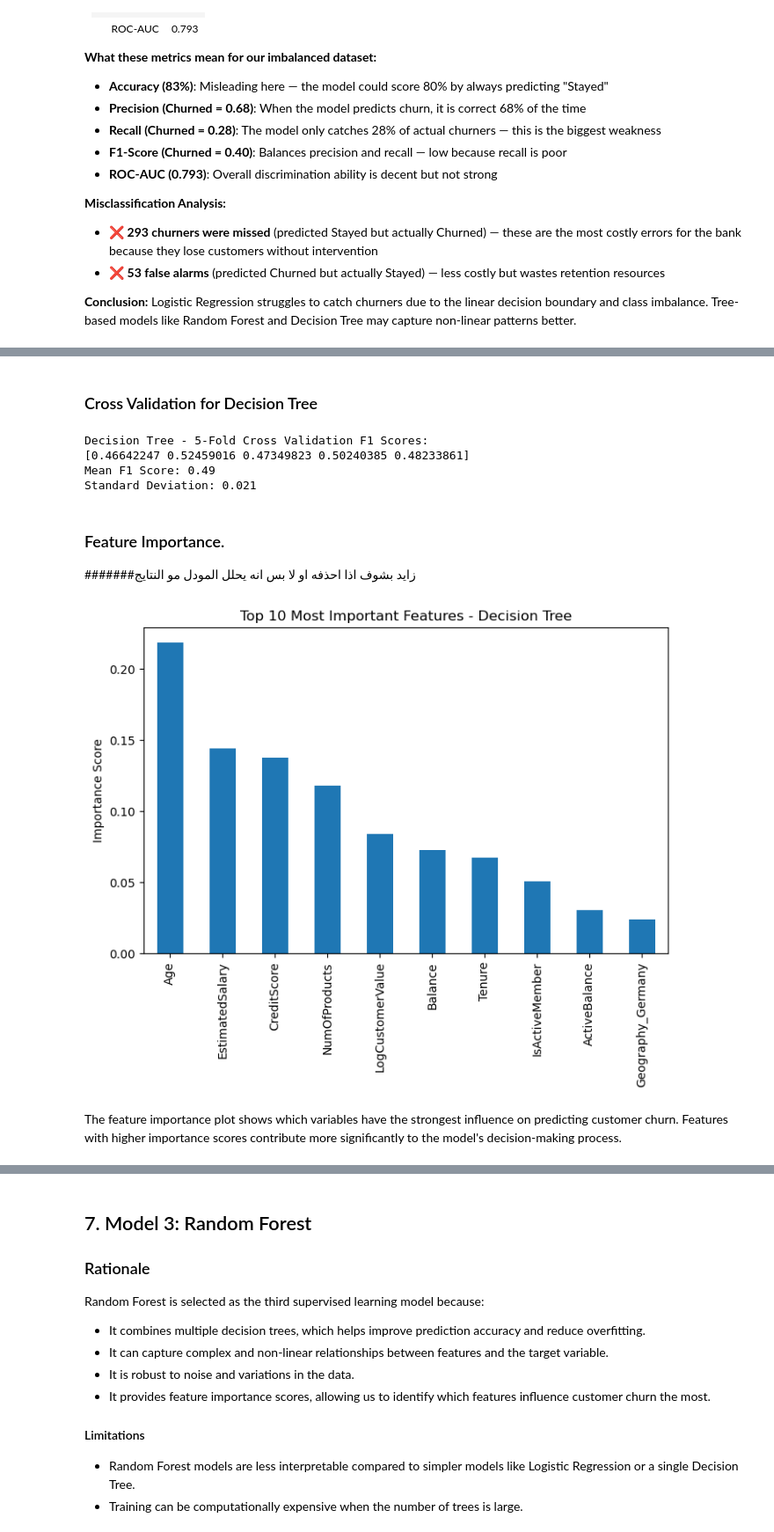
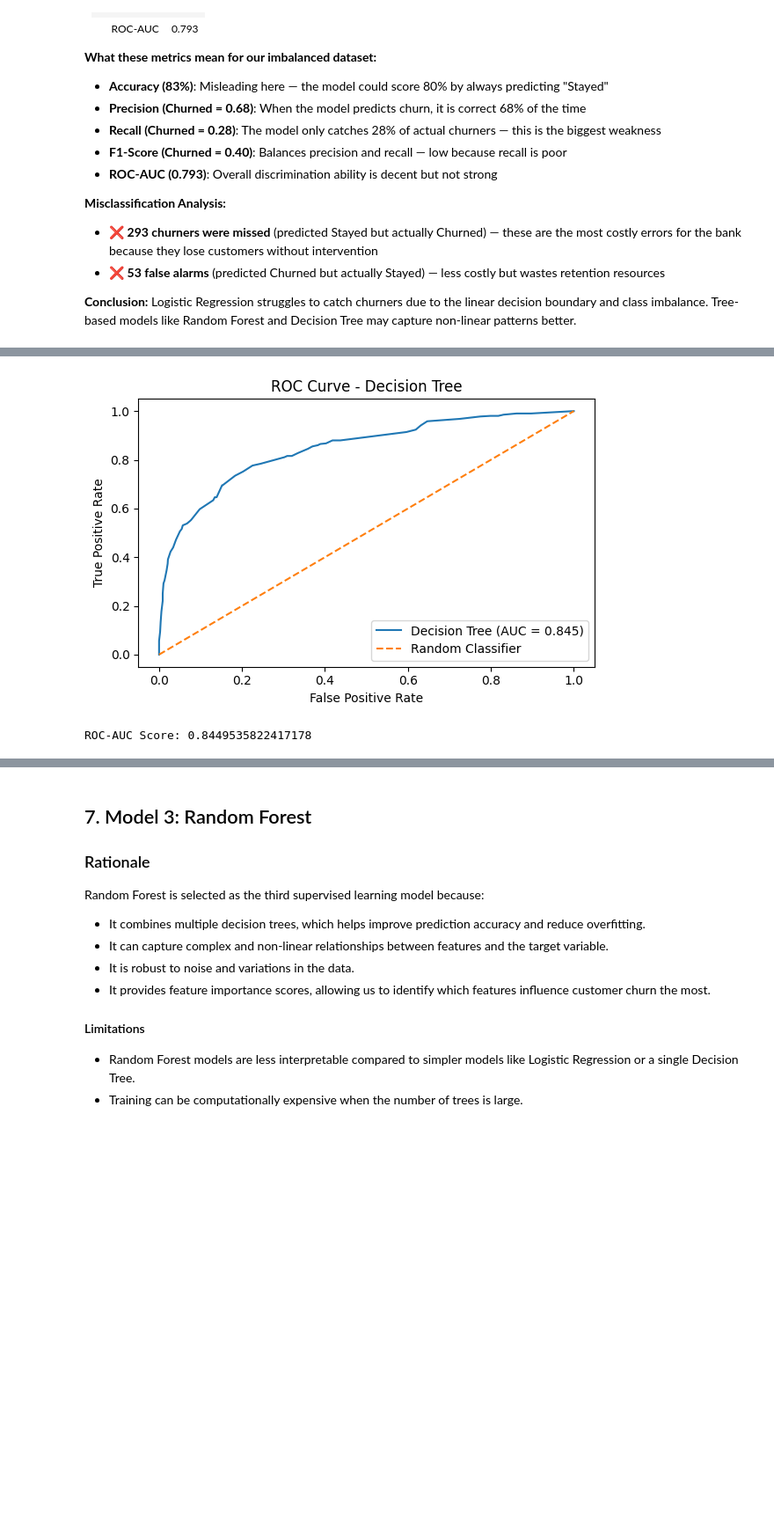
Before and after one commit to itsWesam/SWE485-Project-Group4, a Jupyter notebook: Phase1_Supervised_Learning.ipynb, the cells around one changed output, grey strips where cells are left out. Shown at 88% size. Cells and saved outputs as stored; diff of their text form; code cells hidden in the pictures; blank space fills up the shorter version.

Commit message:
Add Decision Tree model with tuning and evaluation

```diff
--- a/Phase1_Supervised_Learning.ipynb
+++ b/Phase1_Supervised_Learning.ipynb
@@ -319,0 +366,20 @@ We evaluate the model using multiple metrics to understand its ability to correc
+# %%
+# Now we perform scaling ONLY on training data, then transform test data
+# This prevents data leakage and is the correct academic approach
+from sklearn.preprocessing import StandardScaler
+
+scaler = StandardScaler()
+
+# Fit scaler on training data and transform
+X_train_scaled = scaler.fit_transform(X_train)
+
+# Transform test data using the same scaler
+X_test_scaled = scaler.transform(X_test)
+
+# Convert back to DataFrame for easier interpretation (optional)
+X_train_scaled = pd.DataFrame(X_train_scaled, columns=X.columns, index=X_train.index)
+X_test_scaled = pd.DataFrame(X_test_scaled, columns=X.columns, index=X_test.index)
+
+print("\nScaling completed. Features now have mean ~0 and std ~1")
+print(f"Training set scaled - mean: {X_train_scaled.mean().mean():.4f}, std: {X_train_scaled.std().mean():.4f}")
+print(f"Test set scaled - mean: {X_test_scaled.mean().mean():.4f}, std: {X_test_scaled.std().mean():.4f}")
@@ -370,32 +539,26 @@ ROC-AUC Score: 0.6892200366776637
-# %% [markdown]
-### Cross Validation for Decision Tree
-# %%
-dt_cv_scores = cross_val_score(dt_model, X, y, cv=5, scoring='f1')
-
-print("Decision Tree - 5-Fold Cross Validation F1 Scores:")
-print(dt_cv_scores)
-print("Mean F1 Score:", dt_cv_scores.mean().round(3))
-print("Standard Deviation:", dt_cv_scores.std().round(3))
-# %% [output]
-Decision Tree - 5-Fold Cross Validation F1 Scores:
-[0.46642247 0.52459016 0.47349823 0.50240385 0.48233861]
-Mean F1 Score: 0.49
-Standard Deviation: 0.021
-# %% [markdown]
-### Feature Importance.
-#######زايد بشوف اذا احذفه او لا بس انه يحلل المودل مو النتايج
-# %%
-feature_importance = pd.Series(
-    dt_model.feature_importances_,
-    index=X.columns
-).sort_values(ascending=False)
-
-plt.figure(figsize=(8,5))
-feature_importance.head(10).plot(kind='bar')
-plt.title("Top 10 Most Important Features - Decision Tree")
-plt.ylabel("Importance Score")
-plt.show()
-# %% [output]
-[figure, removed]
-# %% [markdown]
-The feature importance plot shows which variables have the strongest influence on predicting customer churn. Features with higher importance scores contribute more significantly to the model's decision-making process.
+# %%
+# Predict probabilities for the positive class (Churn = 1)
+dt_proba = dt_model.predict_proba(X_test_scaled)[:, 1]
+
+# Compute ROC curve values
+dt_fpr, dt_tpr, _ = roc_curve(y_test, dt_proba)
+
+# Compute ROC-AUC score
+dt_auc = roc_auc_score(y_test, dt_proba)
+
+# Plot ROC curve
+plt.figure(figsize=(6, 4))
+plt.plot(dt_fpr, dt_tpr, label=f"Decision Tree (AUC = {dt_auc:.3f})")
+plt.plot([0, 1], [0, 1], linestyle='--', label='Random Classifier')
+plt.xlabel("False Positive Rate")
+plt.ylabel("True Positive Rate")
+plt.title("ROC Curve - Decision Tree")
+plt.legend()
+plt.tight_layout()
+plt.show()
+
+# Print ROC-AUC score
+print("ROC-AUC Score:", dt_auc)
+# %% [output]
+[figure, added]
+ROC-AUC Score: 0.8449535822417178
```
Also changed, not shown: parts of 42 cells of this notebook.
